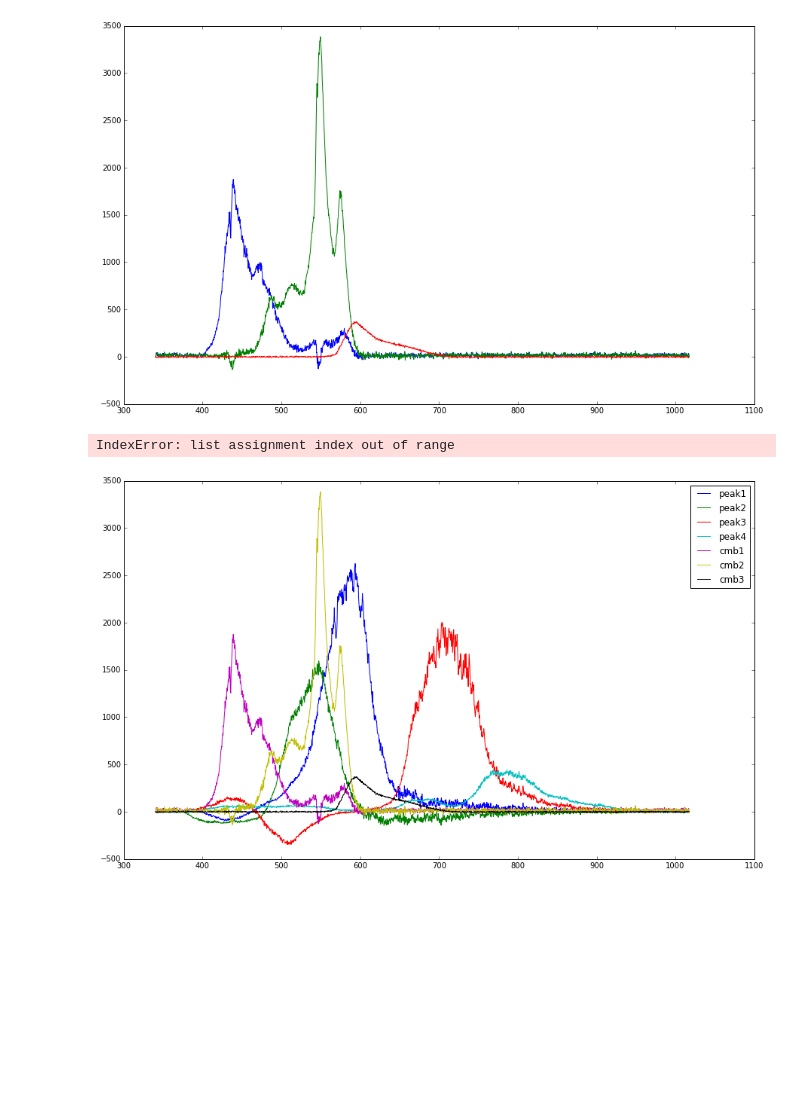
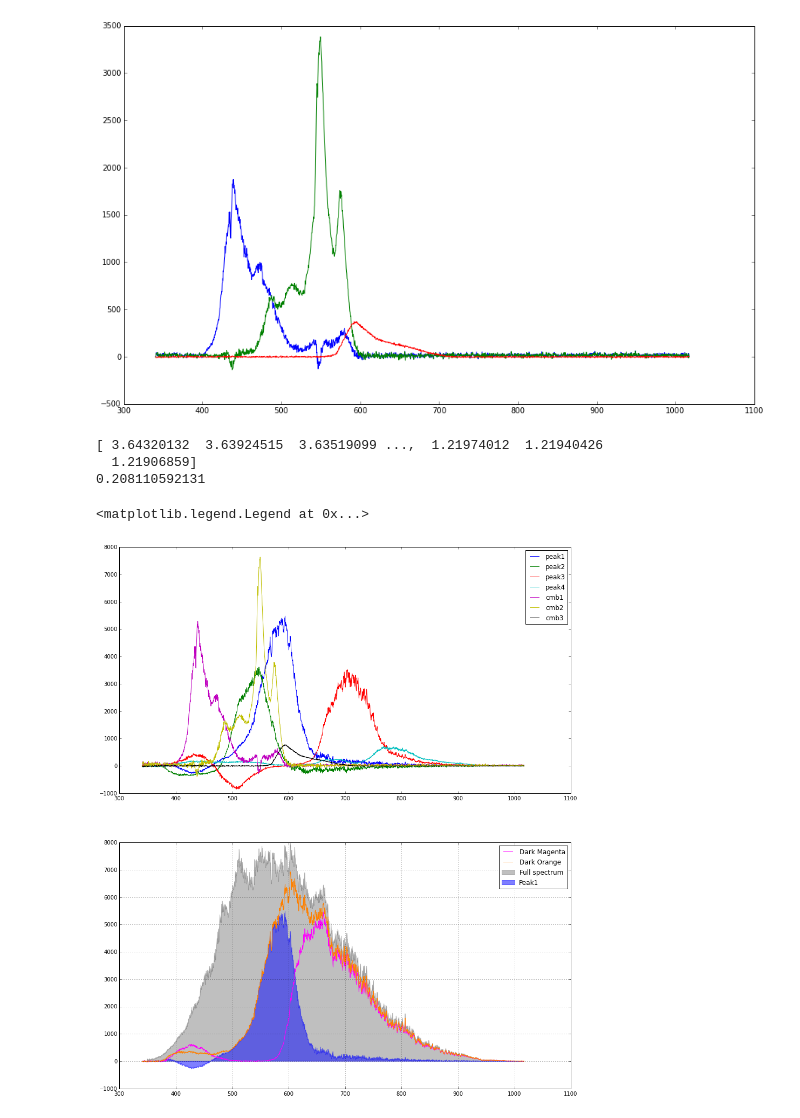
Before and after one commit to rethmecc/Phy411Assignments, a Jupyter notebook: RenewableEnergy.ipynb, the cells around one changed output. Drawn from its saved outputs; the diff is of its cells as text; code cells hidden in the pictures; blank space fills up the shorter version.

```diff
--- a/RenewableEnergy.ipynb
+++ b/RenewableEnergy.ipynb
@@ -179,29 +183,32 @@ ax.plot(White[:,0],cmb3,label='cmb3')
 # %% [output]
 [<matplotlib.lines.Line2D at 0x...>]
 [figure]
-# %%
-fig,ax=plt.subplots(1,1)
-fig.set_size_inches(15,9)
-
-ax.plot(DarkOrange[:,0],peak1,label='peak1')
-ax.plot(DarkOrange[:,0],peak2,label='peak2')
-ax.plot(DarkOrange[:,0],peak3,label='peak3')
-ax.plot(DBlueDOrange[:,0],peak4,label='peak4')
-ax.plot(White[:,0],cmb1,label='cmb1')
-ax.plot(White[:,0],cmb2,label='cmb2')
-ax.plot(White[:,0],cmb3,label='cmb3')
-ax.legend()
-
-Peak1=np.mean(peak1)
-Peak2=np.mean(peak2)
-Peak3=np.mean(peak3)
-Peak4=np.mean(peak4)
-Cmb1=np.mean(cmb1)
-Cmb2=np.mean(cmb2)
-Cmb3=np.mean(cmb3)
-
-tot=np.trapz(peak1[2048/2.],Full[:2048/2.,0])
-print tot
-# %% [output]
-IndexError: list assignment index out of range
-[figure, removed]
+# %%
+fig,ax=plt.subplots(2,1)
+fig.set_size_inches(15,18)
+
+ax[0].plot(Full[:,0],peak1*1240./Full[:,0],label='peak1')
+ax[0].plot(Full[:,0],peak2*1240./Full[:,0],label='peak2')
+ax[0].plot(Full[:,0],peak3*1240./Full[:,0],label='peak3')
+ax[0].plot(Full[:,0],peak4*1240./Full[:,0],label='peak4')
+ax[0].plot(Full[:,0],cmb1*1240./Full[:,0],label='cmb1')
+ax[0].plot(Full[:,0],cmb2*1240./Full[:,0],label='cmb2')
+ax[0].plot(Full[:,0],cmb3*1240./Full[:,0],label='cmb3')
+ax[0].legend()
+
+print 1240./Full[:,0]
+Is=simps(peak1*1240./Full[:,0],x=Full[:,0])
+It=simps(Full[:,1]*1240./Full[:,0],x=Full[:,0])
+print Is/It
+ax[1].fill(Full[:,0],Full[:,1]*1240./Full[:,0],label='Full spectrum',color='k',alpha=0.25)
+ax[1].fill(Full[:,0],peak1*1240./Full[:,0],label='Peak1',color='b',alpha=0.5)
+ax[1].plot(DarkMagenta[:,0],DarkMagenta[:,1]*1240./Full[:,0],label='Dark Magenta',color=((1,0,1)))
+ax[1].plot(DarkOrange[:,0],DarkOrange[:,1]*1240./Full[:,0],label='Dark Orange',color=((1,0.5,0)))
+ax[1].grid()
+ax[1].legend()
+# %% [output]
+[ 3.64320132  3.63924515  3.63519099 ...,  1.21974012  1.21940426
+  1.21906859]
+0.208110592131
+<matplotlib.legend.Legend at 0x...>
+[figure, added]
```
Also changed, not shown: parts of 8 cells of this notebook, 21 other files.
